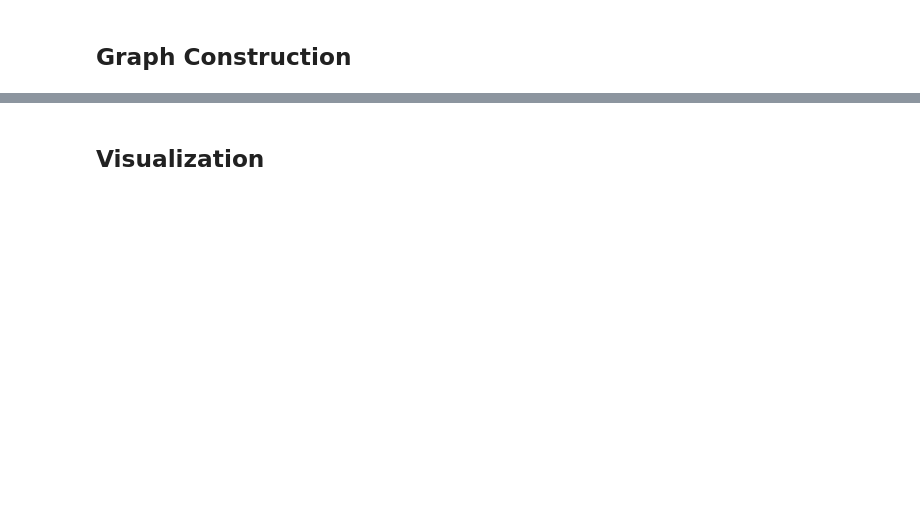
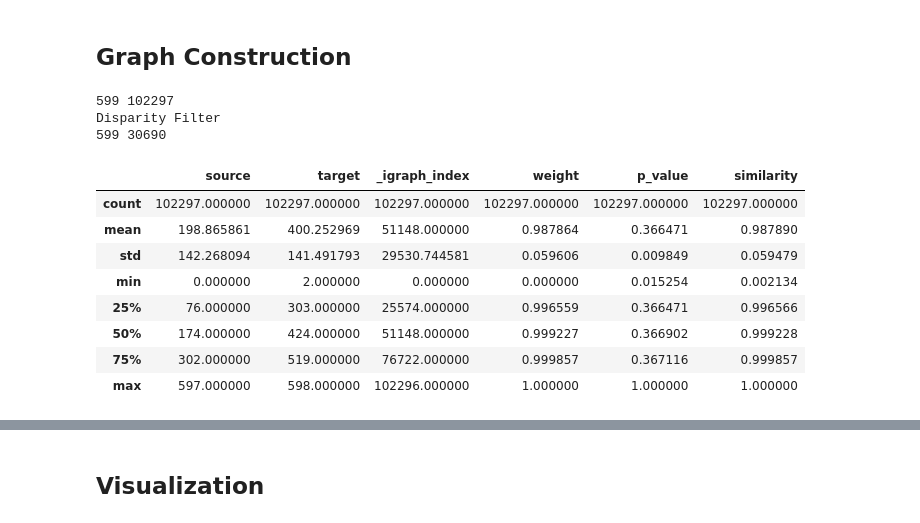
Before and after one commit to LucasAlegre/vote-network, a Jupyter notebook: vote_network.ipynb, the cells around one changed output, grey strips where cells are left out. Cells and saved outputs as stored; diff of their text form; code cells hidden in the pictures; blank space fills up the shorter version.

```diff
--- a/vote_network.ipynb
+++ b/vote_network.ipynb
@@ -277,13 +295,37 @@ for dep1, dep2 in combinations(range(len(reps)), 2):
     if M[dep1,dep2] > 0:
         edges.append(((dep1,dep2), M[dep1,dep2]))
 # %%
-# i-graph
+# --- Original igraph graph ---
 graph = Graph(graph_attrs={'name': 'Câmara dos Deputados'}, directed=False)
-graph.add_vertices(reps)
-filer_edges, weights = filter_edges(edges, num_nodes=graph.vcount(), threshold=None, density=0.2) # threshold 0.9998
+graph.add_vertices(reps)  # reps is your list of names
+filer_edges, weights = filter_edges(edges, num_nodes=graph.vcount(), threshold=None, density=1)
 graph.add_edges(filer_edges)
 graph.es['weight'] = weights
-graph.es['similarity'] = weights
+graph.es['similarity'] = graph.es['weight']
+
+# Normalize weights to [0,1]
 maxw = max(graph.es['weight'])
 minw = min(graph.es['weight'])
-graph.es['weight'] = [(e - minw) / (maxw - minw) for e in graph.es['weight']] # Normalize weights to [0,1]
+graph.es['weight'] = [(e - minw) / (maxw - minw) for e in graph.es['weight']]
+
+print(graph.vcount(), graph.ecount())
+
+# --- Convert to NetworkX while preserving names ---
+G_nx = graph.to_networkx()  # igraph uses indices as nodes here
+mapping = {v.index: v["name"] for v in graph.vs}  # index → name
+G_nx = nx.relabel_nodes(G_nx, mapping)
+
+# --- Apply netbone filters ---
+backbone = disparity(G_nx, weight='weight')
+# G_nx = threshold_filter(backbone, 0.4)
+G_nx = fraction_filter(backbone, 0.3)
+
+# --- Convert back to igraph, restoring names ---
+graph = Graph.from_networkx(G_nx)
+graph.vs["name"] = list(G_nx.nodes)  # explicitly restore names
+
+print(graph.vcount(), graph.ecount())
+# %% [output]
+599 102297
+Disparity Filter
+599 30690
@@ -289,0 +334,12 @@ graph.es['weight'] = [(e - minw) / (maxw - minw) for e in graph.es['weight']] #
+# %%
+backdf.describe()
+# %% [output]
+|  | source | target | _igraph_index | weight | p_value | similarity |
+| count | 102297.000000 | 102297.000000 | 102297.000000 | 102297.000000 | 102297.000000 | 102297.000000 |
+| mean | 198.865861 | 400.252969 | 51148.000000 | 0.987864 | 0.366471 | 0.987890 |
+| std | 142.268094 | 141.491793 | 29530.744581 | 0.059606 | 0.009849 | 0.059479 |
+| min | 0.000000 | 2.000000 | 0.000000 | 0.000000 | 0.015254 | 0.002134 |
+| 25% | 76.000000 | 303.000000 | 25574.000000 | 0.996559 | 0.366471 | 0.996566 |
+| 50% | 174.000000 | 424.000000 | 51148.000000 | 0.999227 | 0.366902 | 0.999228 |
+| 75% | 302.000000 | 519.000000 | 76722.000000 | 0.999857 | 0.367116 | 0.999857 |
+| max | 597.000000 | 598.000000 | 102296.000000 | 1.000000 | 1.000000 | 1.000000 |
```
Also changed, not shown: parts of 12 cells of this notebook.
